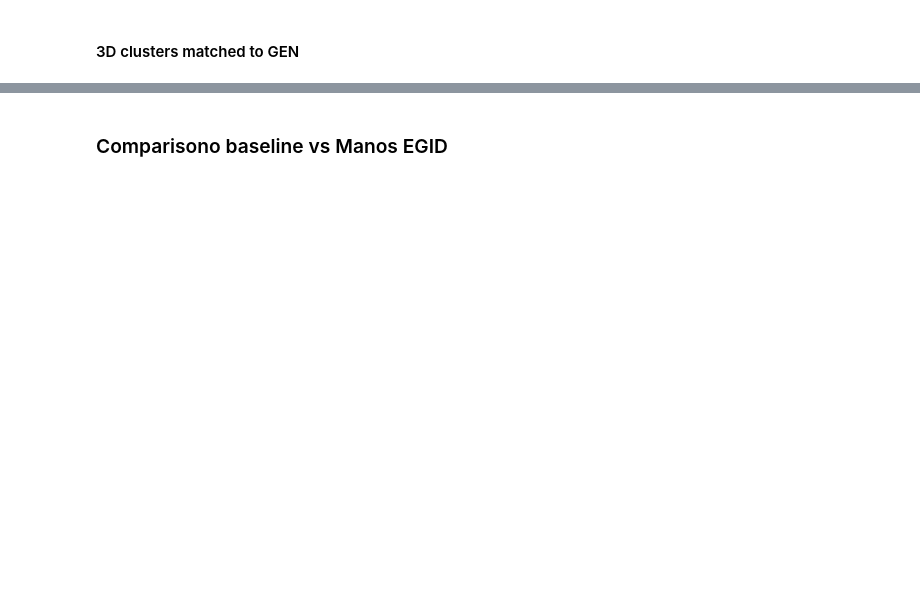
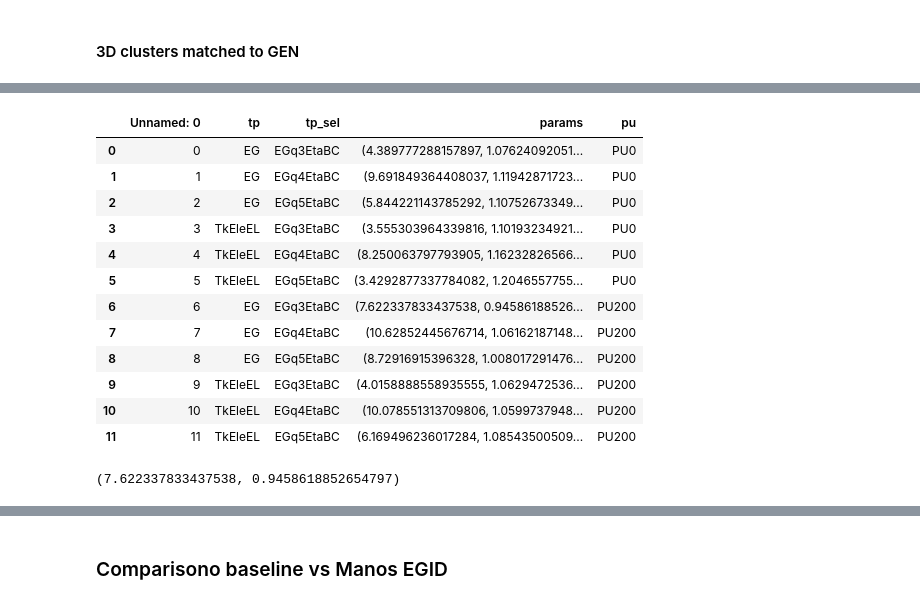
Before and after one commit to cerminar/ntuple-analysis, a Jupyter notebook: notebooks/plotter-rate.ipynb, the cells around one changed output, grey strips where cells are left out. Cells and saved outputs as stored; diff of their text form; code cells hidden in the pictures; blank space fills up the shorter version.

```diff
--- a/notebooks/plotter-rate.ipynb
+++ b/notebooks/plotter-rate.ipynb
@@ -405,0 +340,23 @@ for tp in tps:
+# %%
+version_V9 = 'v113'
+scaling_params =  pd.read_csv(r'scaling_params_{}.csv'.format(version_V9))
+# %%
+scaling_params
+# %% [output]
+|  | Unnamed: 0 | tp | tp_sel | params | pu |
+| 0 | 0 | EG | EGq3EtaBC | (4.389777288157897, 1.07624092051... | PU0 |
+| 1 | 1 | EG | EGq4EtaBC | (9.691849364408037, 1.11942871723... | PU0 |
+| 2 | 2 | EG | EGq5EtaBC | (5.844221143785292, 1.10752673349... | PU0 |
+| 3 | 3 | TkEleEL | EGq3EtaBC | (3.555303964339816, 1.10193234921... | PU0 |
+| 4 | 4 | TkEleEL | EGq4EtaBC | (8.250063797793905, 1.16232826566... | PU0 |
+| 5 | 5 | TkEleEL | EGq5EtaBC | (3.4292877337784082, 1.2046557755... | PU0 |
+| 6 | 6 | EG | EGq3EtaBC | (7.622337833437538, 0.94586188526... | PU200 |
+| 7 | 7 | EG | EGq4EtaBC | (10.62852445676714, 1.06162187148... | PU200 |
+| 8 | 8 | EG | EGq5EtaBC | (8.72916915396328, 1.008017291476... | PU200 |
+| 9 | 9 | TkEleEL | EGq3EtaBC | (4.0158888558935555, 1.0629472536... | PU200 |
+| 10 | 10 | TkEleEL | EGq4EtaBC | (10.078551313709806, 1.0599737948... | PU200 |
+| 11 | 11 | TkEleEL | EGq5EtaBC | (6.169496236017284, 1.08543500509... | PU200 |
+# %%
+eval(scaling_params[(scaling_params.pu == 'PU200') & (scaling_params.tp == 'EG') & (scaling_params.tp_sel == 'EGq3EtaBC')].params.iloc[0])
+# %% [output]
+(7.622337833437538, 0.9458618852654797)
```
Also changed, not shown: parts of 51 cells of this notebook, 5 other files.
